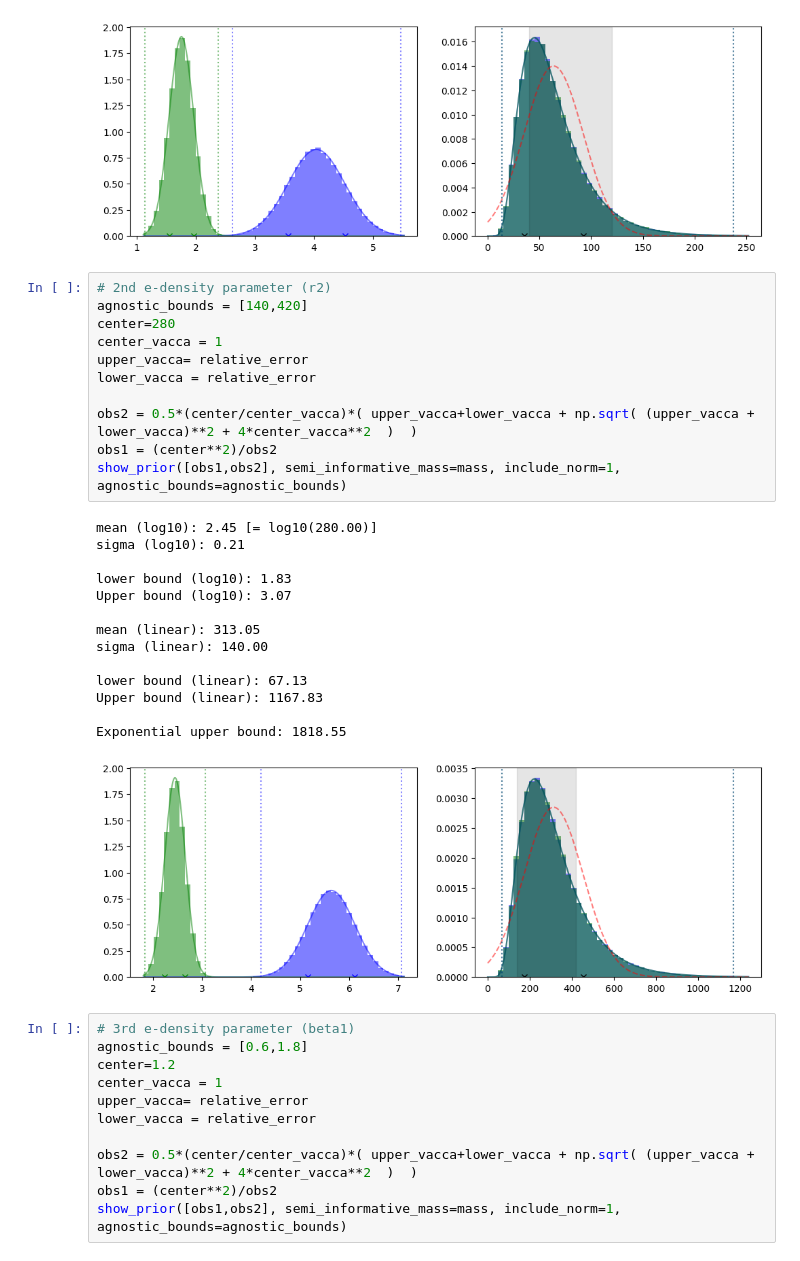
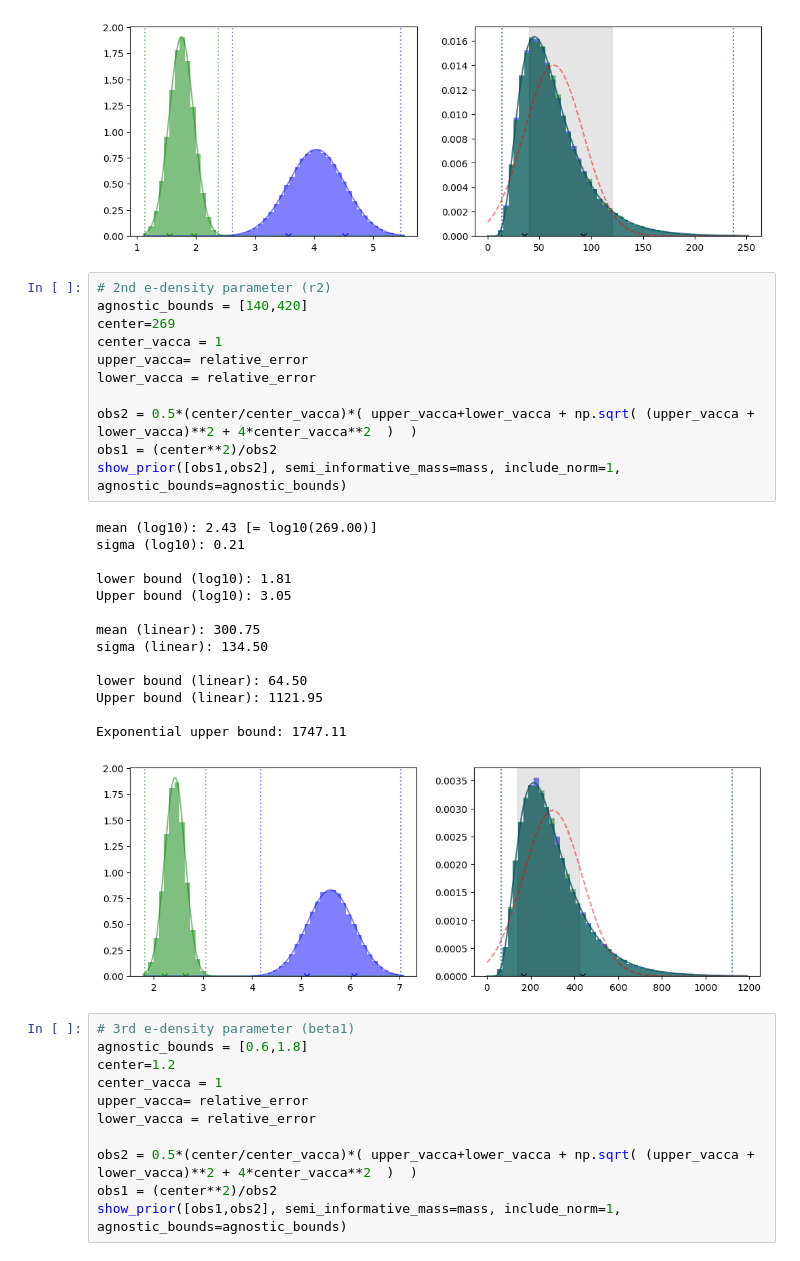
Before and after one commit to GertKl/ALPs_with_SWYFT, a Jupyter notebook: notebooks/lognormal_agnostic_priors_density.ipynb, the cells around one changed output. Saved outputs shown, nothing was run; the diff lists cells and outputs as text.

```diff
--- a/notebooks/lognormal_agnostic_priors_density.ipynb
+++ b/notebooks/lognormal_agnostic_priors_density.ipynb
@@ -213,29 +213,29 @@ Exponential upper bound: 370.20
 # %%
 # 2nd e-density parameter (r2)
 agnostic_bounds = [140,420]
-center=280
+center=269
 center_vacca = 1
 upper_vacca= relative_error
 lower_vacca = relative_error
 
 obs2 = 0.5*(center/center_vacca)*( upper_vacca+lower_vacca + np.sqrt( (upper_vacca + lower_vacca)**2 + 4*center_vacca**2  )  )
 obs1 = (center**2)/obs2
 show_prior([obs1,obs2], semi_informative_mass=mass, include_norm=1, agnostic_bounds=agnostic_bounds)
 # %% [output]
-mean (log10): 2.45 [= log10(280.00)]
+mean (log10): 2.43 [= log10(269.00)]
 sigma (log10): 0.21
 
-lower bound (log10): 1.83
-Upper bound (log10): 3.07
+lower bound (log10): 1.81
+Upper bound (log10): 3.05
 
-mean (linear): 313.05
-sigma (linear): 140.00
+mean (linear): 300.75
+sigma (linear): 134.50
 
-lower bound (linear): 67.13
-Upper bound (linear): 1167.83
+lower bound (linear): 64.50
+Upper bound (linear): 1121.95
 
-Exponential upper bound: 1818.55
+Exponential upper bound: 1747.11
-[figure, old version]
+[figure, new version]
 # %%
 # 3rd e-density parameter (beta1)
 agnostic_bounds = [0.6,1.8]
```
Also changed, not shown: parts of 3 cells of this notebook, 8 other files.
